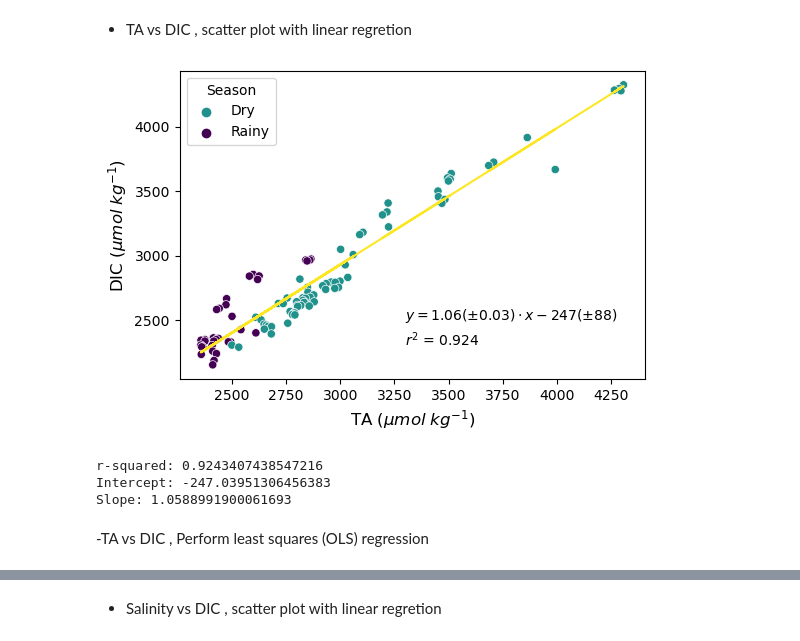
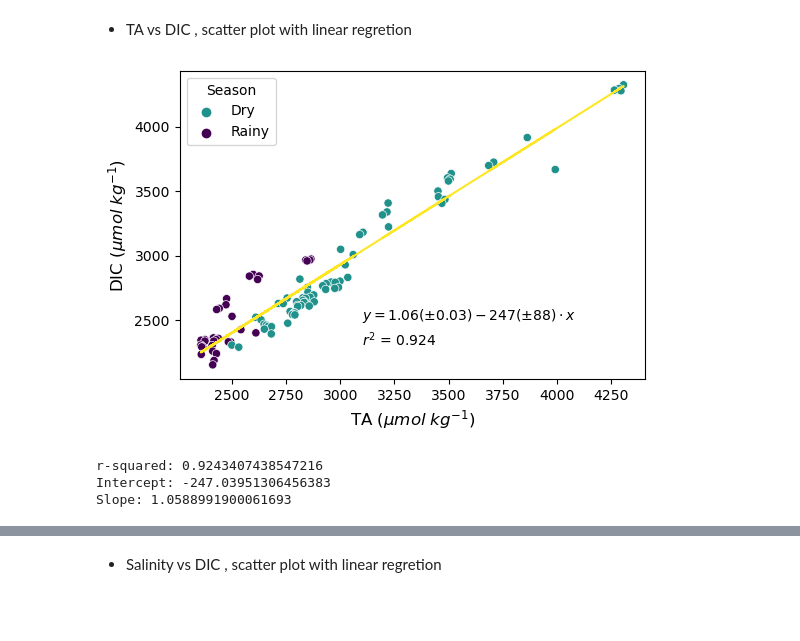
Before and after one commit to gilbertoCM/terminos_lagoon_carbonate, a Jupyter notebook: scrips/MartinezTrejo_etal_2023_pyco2sys.ipynb, the cells around one changed output, grey strips where cells are left out. Cells and saved outputs as stored; diff of their text form; code cells hidden in the pictures; blank space fills up the shorter version.

```diff
--- a/scrips/MartinezTrejo_etal_2023_pyco2sys.ipynb
+++ b/scrips/MartinezTrejo_etal_2023_pyco2sys.ipynb
@@ -166,7 +164,7 @@ strong multicollinearity or other numerical problems.
 # %% [markdown]
 - TA vs DIC , scatter plot  with linear regretion
 # %%
-
+#
 x = CarbonateTL['TA_micromol_kg']
 y = CarbonateTL['DIC_micromol_kg']
 
@@ -181,38 +179,50 @@ g = sns.scatterplot(
 plt.xlabel('TA ($\mu mol  \; kg^{-1}$)', fontsize = 12)
 
 plt.ylabel('DIC ($\mu mol  \; kg^{-1}$)', fontsize = 12)
 
 # Calculate the linear regression line
 slope, intercept, r_value, p_value, std_err = stats.linregress(x, y)
 
+
+linear_params = model.params
+
+standard_errors = model.bse
+
+Lintercep = f" {linear_params.iloc[0]:.0f}( \pm {standard_errors.iloc[0]:.0f})"
+
+LSlope = f"{linear_params.iloc[1]:.2f}( \pm {standard_errors.iloc[1]:.2f})"
+
+linearEquation= f"$y = {LSlope}  {Lintercep} \cdot x $"
+
+
+Rsquared = f"$r^{2}$ = {model.rsquared:.3f}"
+
 # Plot linear regression
 
 plt.plot(x, intercept + slope*x, '#fde725')
 
 # set the figure size
 plt.gcf().set_size_inches(6, 4)
 
 
 
-plt.text(3300, 2500, linearEquation)
+plt.text(3100, 2500, linearEquation)
 
-plt.text(3300, 2300, Rsquared)
+plt.text(3100, 2300, Rsquared)
 
 
 # save the plot as a PDF file paper format
 plt.savefig('../output_files/DIC_TA.pdf', dpi=300, bbox_inches='tight')
 
 plt.show()
 
 # Print linear regression results
 
 print("r-squared:", r_value**2)
 print("Intercept:", intercept)
 print("Slope:", slope)
 # %% [output]
-[figure, old version]
+[figure, new version]
 r-squared: 0.9243407438547216
 Intercept: -247.03951306456383
 Slope: 1.0588991900061693
-# %% [markdown]
--TA vs DIC ,  Perform  least squares (OLS) regression
```
Also changed, not shown: parts of 15 cells of this notebook.
